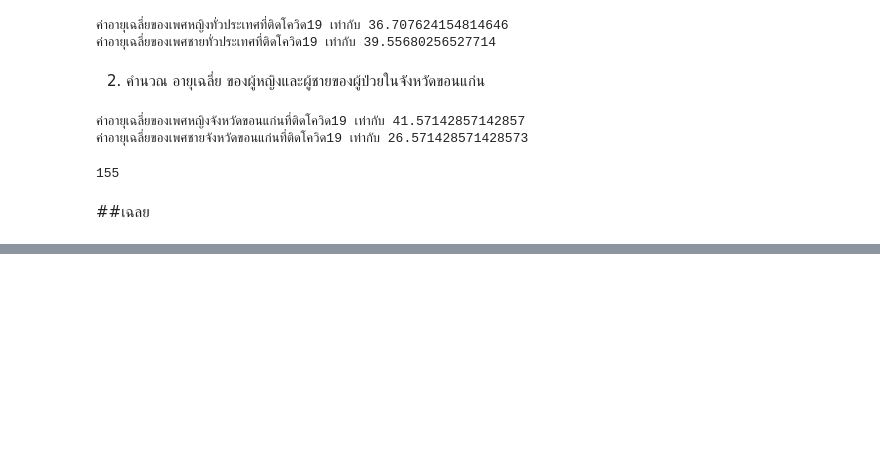
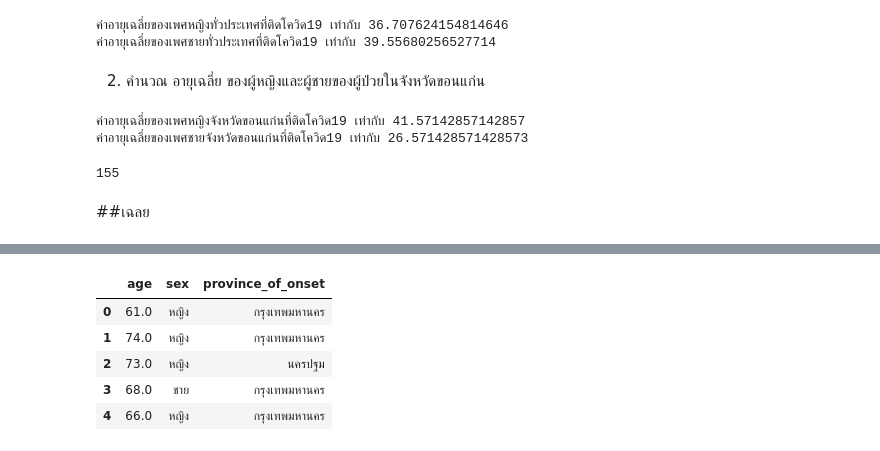
Before and after one commit to waraporn19/data_viz, a Jupyter notebook: Pandas_101.ipynb, the cells around one changed output, grey strips where cells are left out. Saved outputs shown, nothing was run; the diff lists cells and outputs as text; code cells hidden in the pictures; blank space fills up the shorter version.

```diff
--- a/Pandas_101.ipynb
+++ b/Pandas_101.ipynb
@@ -289,0 +339,10 @@ missing =  None  NA(not autorized) NaN (not a number)
+# %%
+this_data_updated = this_data.fillna(value={'sex' : 'ไม่รู้', 'age' : -1, 'province_of_onset': 'ไม่รู้' })
+this_data_updated.head()
+# %% [output]
+|  | age | sex | province_of_onset |
+| 0 | 61.0 | หญิง | กรุงเทพมหานคร |
+| 1 | 74.0 | หญิง | กรุงเทพมหานคร |
+| 2 | 73.0 | หญิง | นครปฐม |
+| 3 | 68.0 | ชาย | กรุงเทพมหานคร |
+| 4 | 66.0 | หญิง | กรุงเทพมหานคร |
```
Also changed, not shown: parts of 25 cells of this notebook.
